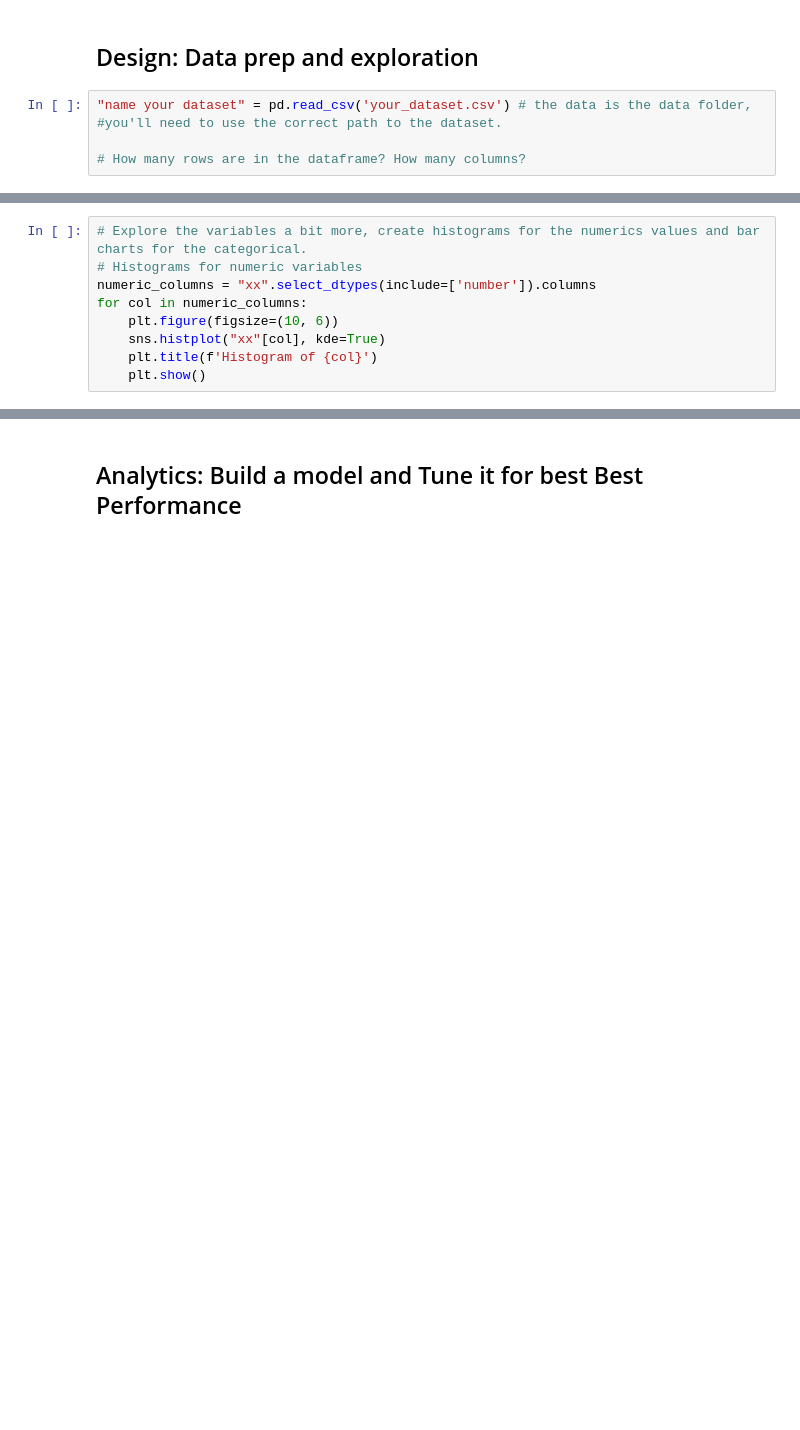
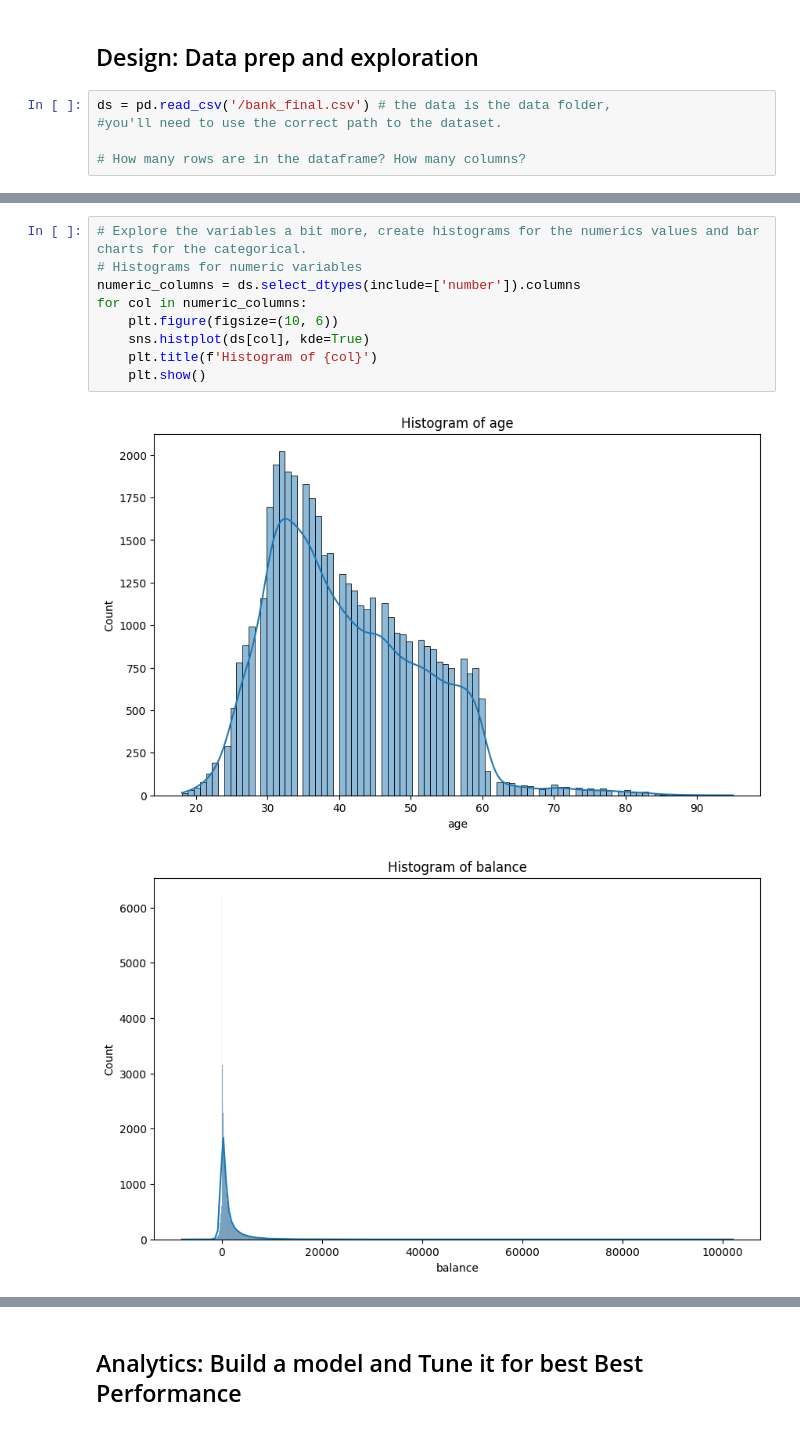
Before and after one commit to azbuva-design/ds1001_final, a Jupyter notebook: ds1001_final/notebooks/Final_Project_Notebook.ipynb, the cells around one changed output, grey strips where cells are left out. Cells and saved outputs as stored; diff of their text form; blank space fills up the shorter version.

```diff
--- a/ds1001_final/notebooks/Final_Project_Notebook.ipynb
+++ b/ds1001_final/notebooks/Final_Project_Notebook.ipynb
@@ -120,7 +104,7 @@ from fairlearn.metrics import count, true_positive_rate, false_positive_rate, se
 # %% [markdown]
 ## Design: Data prep and exploration
 # %%
-"name your dataset" = pd.read_csv('your_dataset.csv') # the data is the data folder,
+ds = pd.read_csv('/bank_final.csv') # the data is the data folder,
 #you'll need to use the correct path to the dataset.
 
 # How many rows are in the dataframe? How many columns?
@@ -127,9 +118,12 @@ from fairlearn.metrics import count, true_positive_rate, false_positive_rate, se
 # %%
 # Explore the variables a bit more, create histograms for the numerics values and bar charts for the categorical.
 # Histograms for numeric variables
-numeric_columns = "xx".select_dtypes(include=['number']).columns
+numeric_columns = ds.select_dtypes(include=['number']).columns
 for col in numeric_columns:
     plt.figure(figsize=(10, 6))
-    sns.histplot("xx"[col], kde=True)
+    sns.histplot(ds[col], kde=True)
     plt.title(f'Histogram of {col}')
     plt.show()
+# %% [output]
+[figure, added]
+[figure, added]
```
Also changed, not shown: parts of 32 cells of this notebook.
